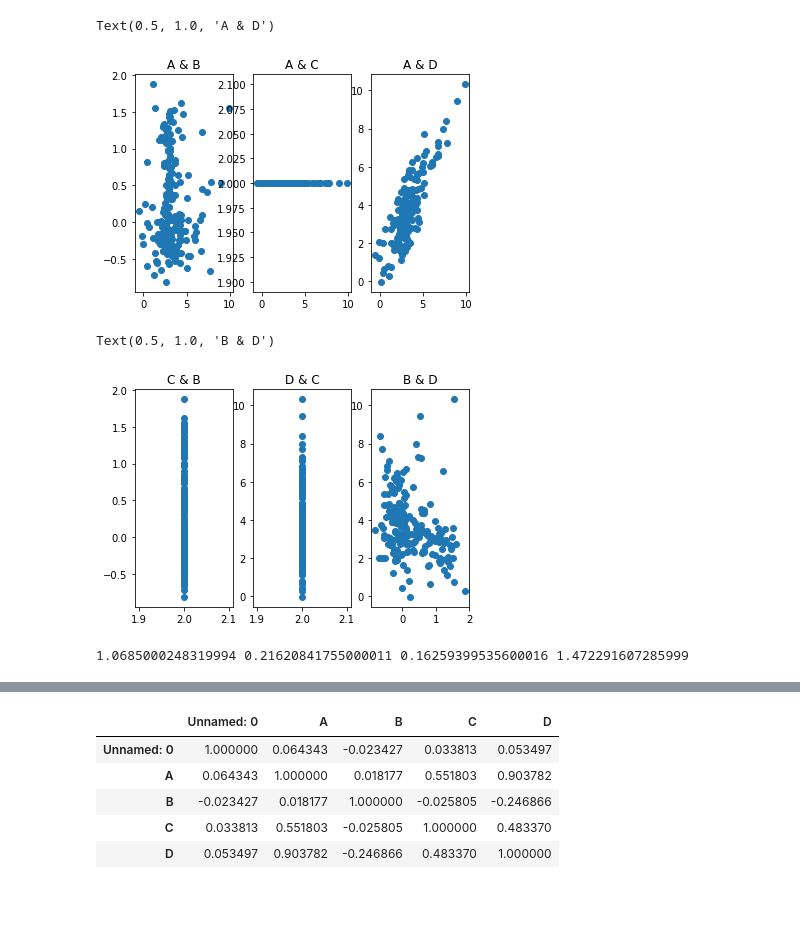
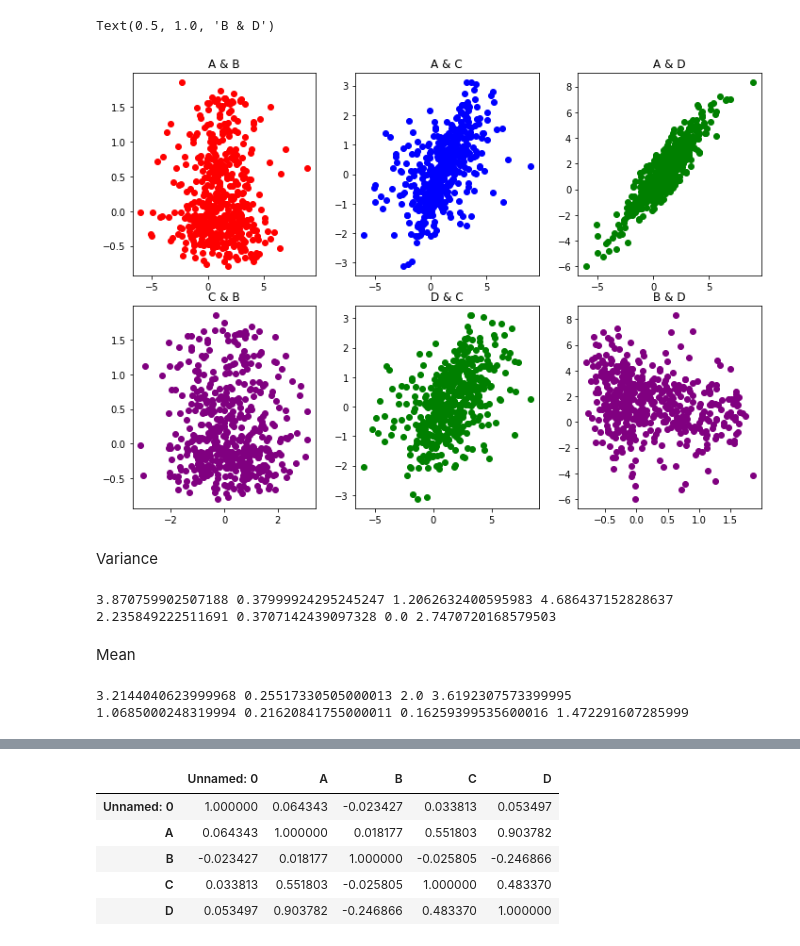
Before and after one commit to kridk999/C9PROJECT3, a Jupyter notebook: proj3_plots.ipynb, the cells around one changed output, grey strips where cells are left out. Drawn from its saved outputs; the diff is of its cells as text; code cells hidden in the pictures; blank space fills up the shorter version.

```diff
--- a/proj3_plots.ipynb
+++ b/proj3_plots.ipynb
@@ -26,35 +12,59 @@ df_no_inv
-# %%
-plt.subplot(1, 3, 1)
-plt.scatter(df_inv["A"], df_inv["B"])
-plt.title("A & B")
-plt.subplot(1, 3, 2)
-plt.scatter(df_inv["A"], df_inv["C"])
-plt.title("A & C")
-plt.subplot(1, 3, 3)
-plt.scatter(df_inv["A"], df_inv["D"])
-plt.title("A & D")
-# %% [output]
-Text(0.5, 1.0, 'A & D')
-[figure, removed]
-# %%
-plt.subplot(1, 3, 1)
-plt.scatter(df_inv["C"], df_inv["B"])
-plt.title("C & B")
-plt.subplot(1, 3, 2)
-plt.scatter(df_inv["C"], df_inv["D"])
-plt.title("D & C")
-plt.subplot(1, 3, 3)
-plt.scatter(df_inv["B"], df_inv["D"])
-plt.title("B & D")
-# %% [output]
-Text(0.5, 1.0, 'B & D')
-[figure, removed]
+# %%
+#define subplots
+fig, ax = plt.subplots(2, 3, figsize=(10,7))
+fig.tight_layout()
+
+#create subplots
+ax[0, 0].scatter(df_no_inv["A"], df_no_inv["B"], color='red')
+ax[0,0].set_title('A & B')
+ax[0, 1].scatter(df_no_inv["A"], df_no_inv["C"], color='blue')
+ax[0,1].set_title('A & C')
+ax[0, 2].scatter(df_no_inv["A"], df_no_inv["D"], color='green')
+ax[0,2].set_title('A & D')
+ax[1, 0].scatter(df_no_inv["C"], df_no_inv["B"], color='purple')
+ax[1,0].set_title('C & B')
+ax[1, 1].scatter(df_no_inv["D"], df_no_inv["C"], color='green')
+ax[1,1].set_title('D & C')
+ax[1, 2].scatter(df_no_inv["B"], df_no_inv["D"], color='purple')
+ax[1,2].set_title('B & D')
+# %% [output]
+Text(0.5, 1.0, 'B & D')
+[figure, added]
+# %% [markdown]
+Variance
+# %%
+A_var = np.var(df_no_inv["A"])
+B_var = np.var(df_no_inv["B"])
+C_var = np.var(df_no_inv["C"])
+D_var = np.var(df_no_inv["D"])
+
+
+A2_var = np.var(df_inv["A"])
+B2_var = np.var(df_inv["B"])
+C2_var = np.var(df_inv["C"])
+D2_var = np.var(df_inv["D"])
+
+print(A_var, B_var, C_var, D_var)
+print(A2_var, B2_var, C2_var, D2_var)
+# %% [output]
+3.870759902507188 0.37999924295245247 1.2062632400595983 4.686437152828637
+2.235849222511691 0.3707142439097328 0.0 2.7470720168579503
+# %% [markdown]
+Mean
 # %%
 A_mean = np.mean(df_no_inv["A"])
 B_mean = np.mean(df_no_inv["B"])
 C_mean = np.mean(df_no_inv["C"])
 D_mean = np.mean(df_no_inv["D"])
+A2_mean = np.mean(df_inv["A"])
+B2_mean = np.mean(df_inv["B"])
+C2_mean = np.mean(df_inv["C"])
+D2_mean = np.mean(df_inv["D"])
 
+
+
+print(A2_mean, B2_mean, C2_mean, D2_mean)
 print(A_mean,  B_mean, C_mean, D_mean)
 # %% [output]
+3.2144040623999968 0.25517330505000013 2.0 3.6192307573399995
 1.0685000248319994 0.21620841755000011 0.16259399535600016 1.472291607285999
```
Also changed, not shown: parts of 17 cells of this notebook.
